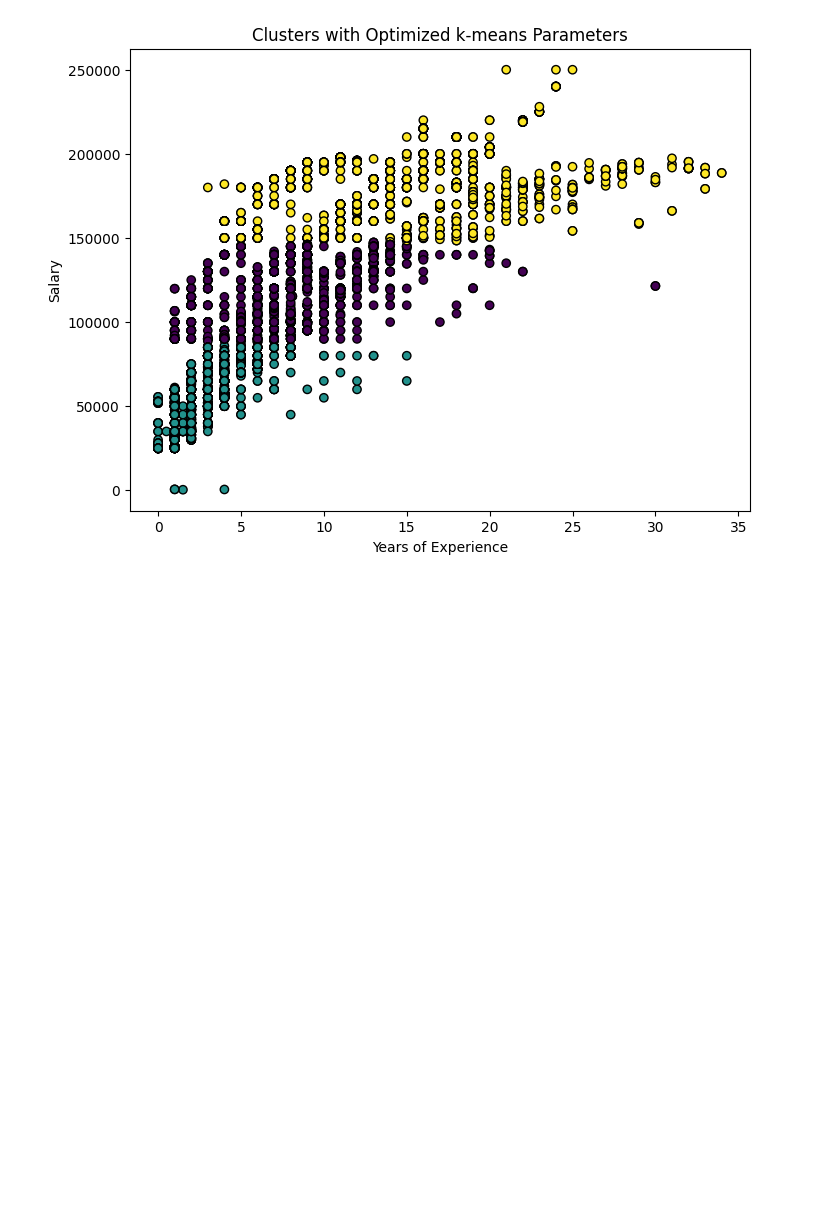
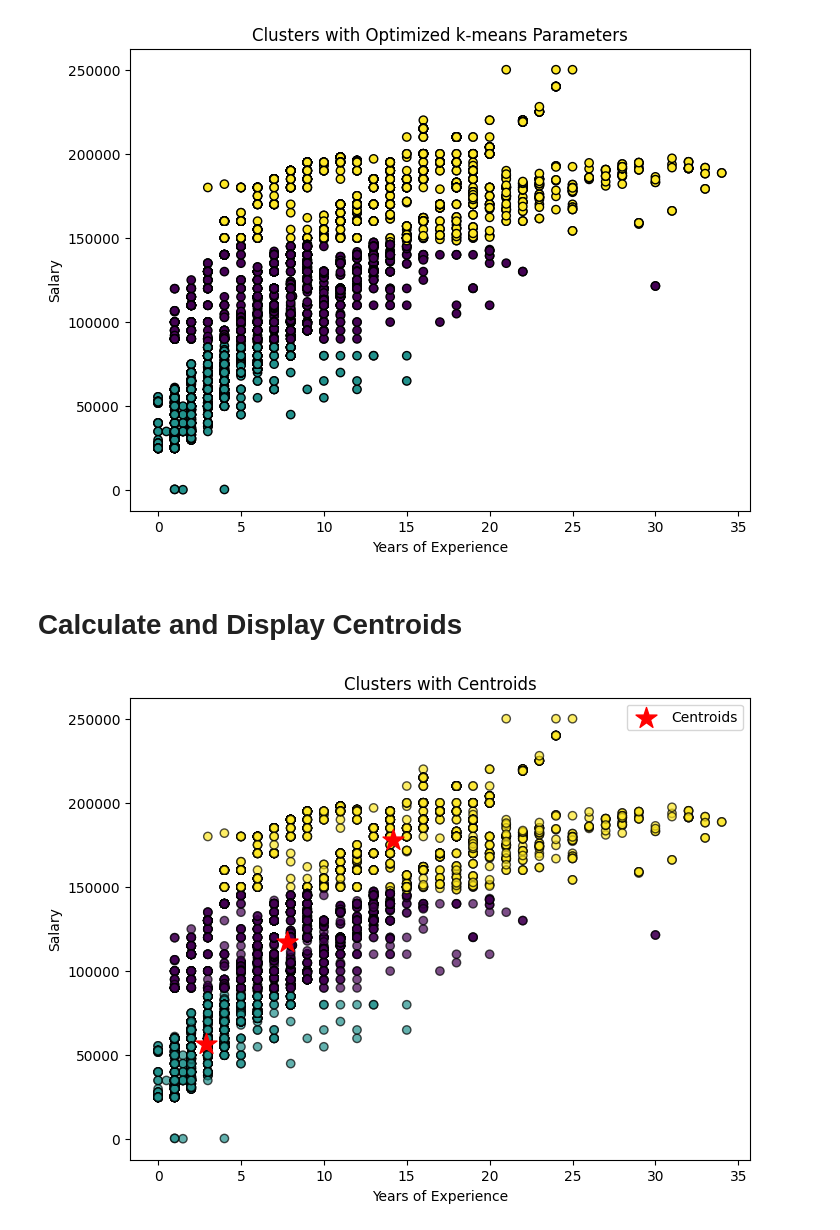
Before and after one commit to MilkyWay2k/Machine2nd, a Jupyter notebook: mainTask2.ipynb, the cells around one changed output. Cells and saved outputs as stored; diff of their text form; code cells hidden in the pictures; blank space fills up the shorter version.

```diff
--- a/mainTask2.ipynb
+++ b/mainTask2.ipynb
@@ -100,3 +127,23 @@ plt.ylabel('Salary')
 plt.show()
 # %% [output]
 [figure]
+# %% [markdown]
+# Calculate and Display Centroids
+# %%
+plt.figure(figsize=(8, 6))
+
+kmeans = KMeans(n_clusters=optimal_k, init='k-means++', n_init=10, max_iter=300, random_state=42)
+data['Cluster'] = kmeans.fit_predict(features)
+
+plt.scatter(data['Years of Experience'], data['Salary'], c=data['Cluster'], cmap='viridis', edgecolor='k', alpha=0.7)
+
+centroids = kmeans.cluster_centers_
+plt.scatter(centroids[:, 4], centroids[:, 5], marker='*', s=250, c='red', label='Centroids')
+
+plt.title('Clusters with Centroids')
+plt.xlabel('Years of Experience')
+plt.ylabel('Salary')
+plt.legend()
+plt.show()
+# %% [output]
+[figure, added]
```
Also changed, not shown: parts of 4 cells of this notebook.
